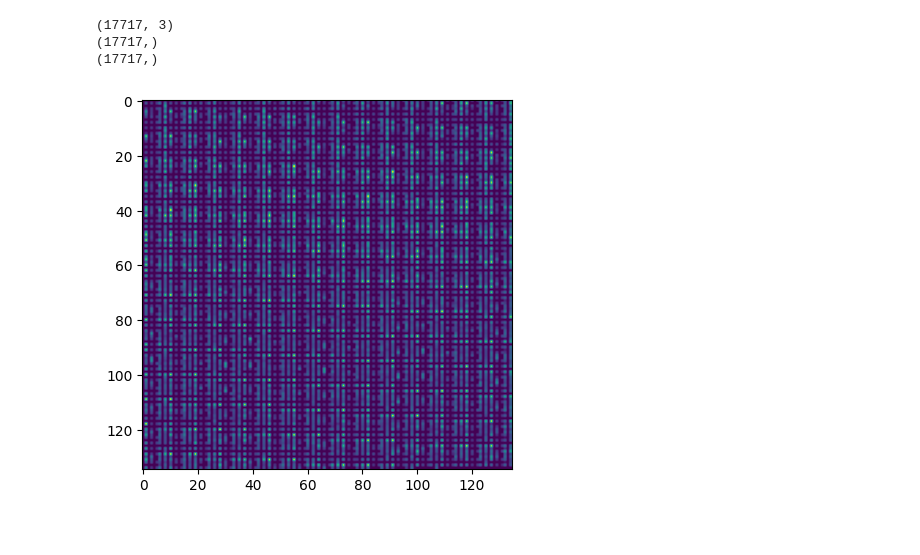
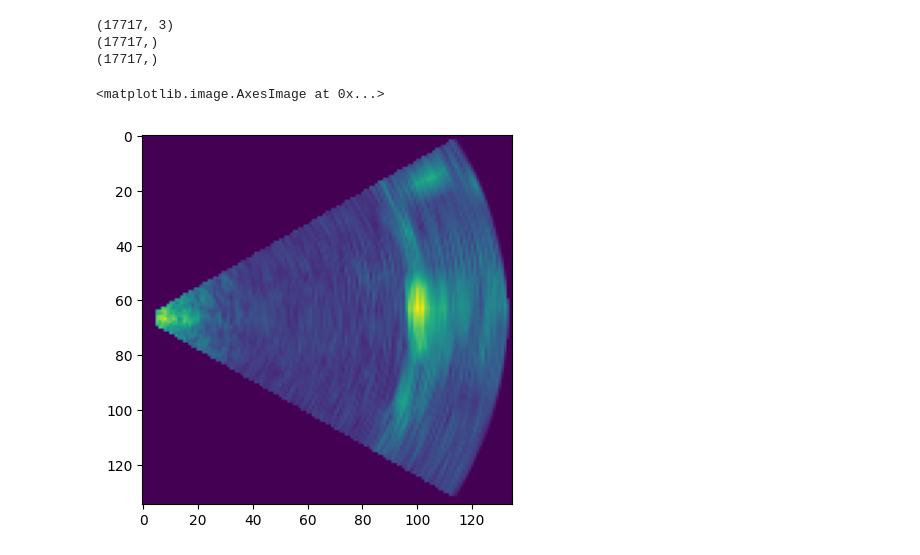
Before and after one commit to ryabovasasha08/US_3D_needle_detection, a Jupyter notebook: draft1.ipynb, the cells around one changed output. Saved outputs shown, nothing was run; the diff lists cells and outputs as text; code cells hidden in the pictures.

Commit message:
- Fix utils.get_image_array() - Check that images are being displayed correctly

```diff
--- a/draft1.ipynb
+++ b/draft1.ipynb
@@ -148,17 +145,15 @@ input_image = get_image_array(all_files_mhd[0])[:, :, :, 4]
-# %%
-from PIL import Image
-import matplotlib.pyplot as plt
-
-formatted = (input_image * 255 / np.amax(input_image)).astype('uint8')
-img = Image.fromarray(formatted[:, :, 60])
-plt.imshow(img)
-plt.show()
-
-###########################################
-# TODO: Fix how to display frames correctly!
-###########################################
-# %% [output]
-[figure, removed]
+# %%
+from PIL import Image
+import matplotlib.pyplot as plt
+from PIL import Image
+from utils.type_reader import get_image_array
+
+#Check that frames are being displayed correctly
+input_image = get_image_array(all_files_mhd[0])
+plt.imshow(input_image[:, :, 69, 3])
+# %% [output]
+<matplotlib.image.AxesImage at 0x...>
+[figure, added]
 # %%
 import tensorflow as tf
 import numpy as np
```
Also changed, not shown: parts of 1 cell of this notebook, 1 other file.
